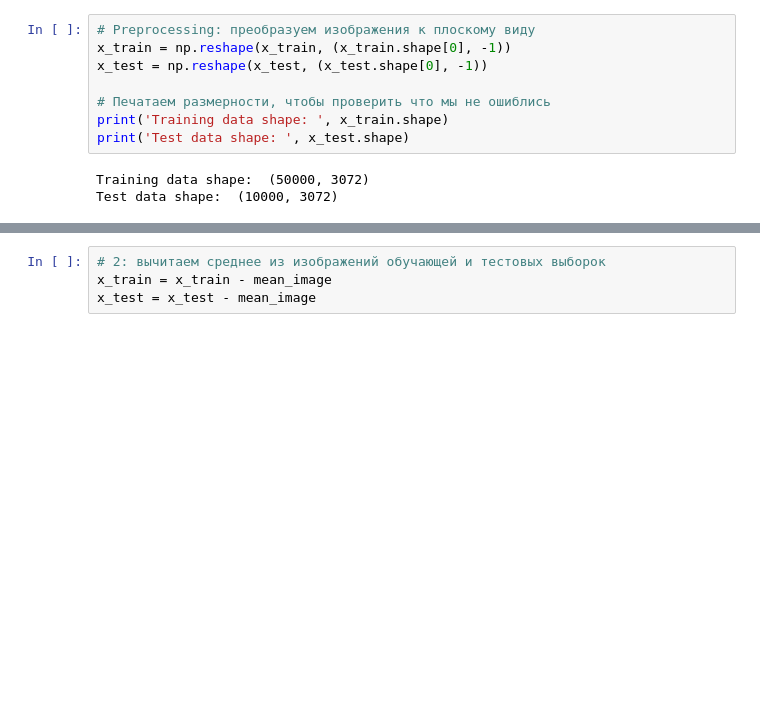
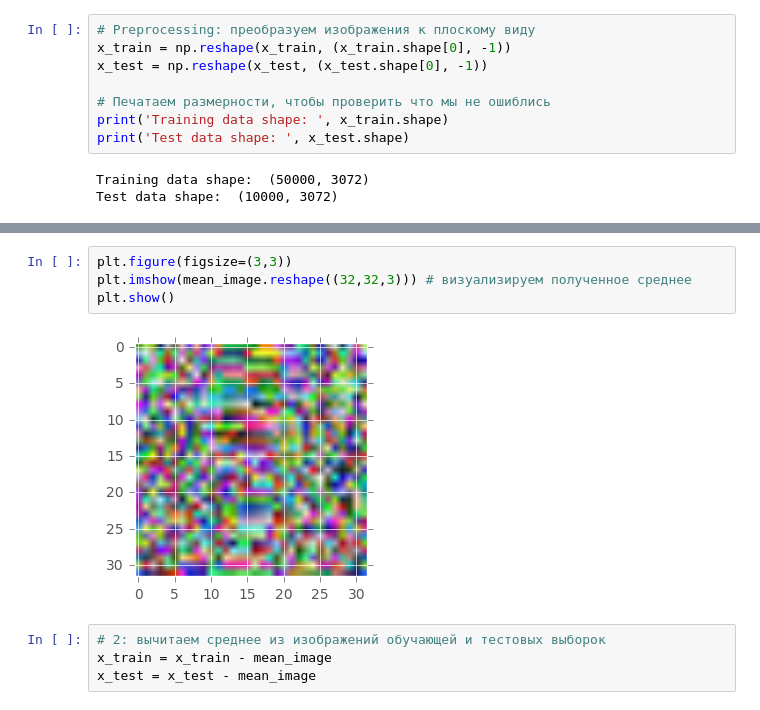
Before and after one commit to AndrewSukhobok95/DeepLearningHSE, a Jupyter notebook: hw/HW1.ipynb, the cells around one changed output, grey strips where cells are left out. Drawn from its saved outputs; the diff is of its cells as text; blank space fills up the shorter version.

```diff
--- a/hw/HW1.ipynb
+++ b/hw/HW1.ipynb
@@ -134,3 +132,9 @@ plt.show()
+# %%
+plt.figure(figsize=(3,3))
+plt.imshow(mean_image.reshape((32,32,3))) # визуализируем полученное среднее
+plt.show()
+# %% [output]
+[figure, added]
 # %%
 # 2: вычитаем среднее из изображений обучающей и тестовых выборок
 x_train = x_train - mean_image
```
Also changed, not shown: parts of 15 cells of this notebook, 1 other file.
